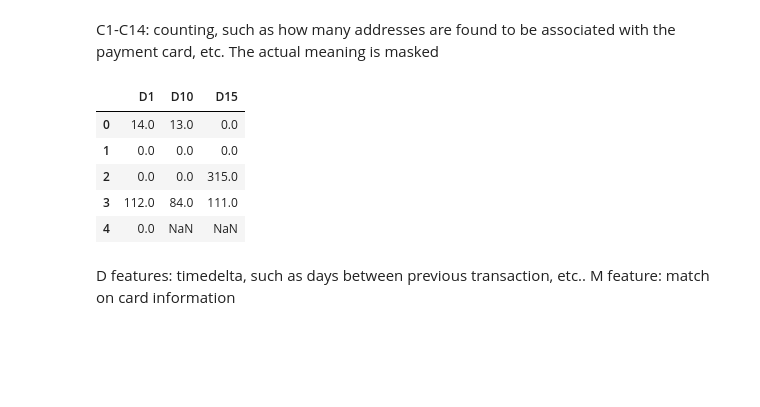
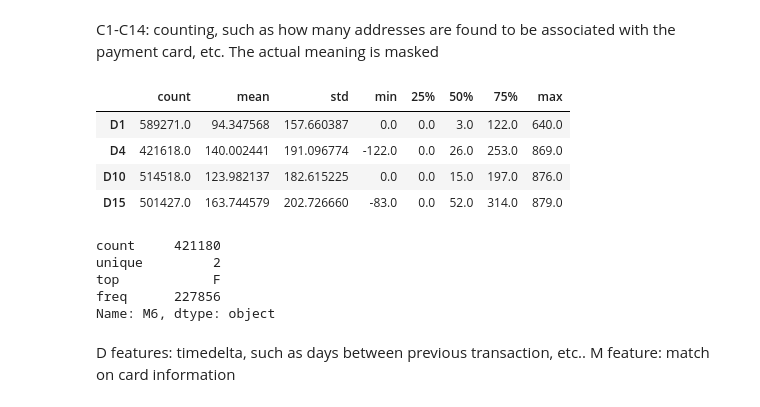
Before and after one commit to ddddaisi/springboard, a Jupyter notebook: Capstone 2 Fraud Detection/Step 2 Data Wrangling.ipynb, the cells around one changed output. Drawn from its saved outputs; the diff is of its cells as text; code cells hidden in the pictures; blank space fills up the shorter version.

```diff
--- a/Capstone 2 Fraud Detection/Step 2 Data Wrangling.ipynb
+++ b/Capstone 2 Fraud Detection/Step 2 Data Wrangling.ipynb
@@ -207,6 +207,6 @@ We will drop columns with more than 80% of missing values, columns with only one
 # %%
-# filter out features that have more than 80% of missing data
-data_new = nas['percent'] < 0.2
+# filter out features that have more than 60% of missing data
+data_new = nas['percent'] < 0.4
 nas[data_new]
 # %% [output]
 |  | percent |
@@ -294,14 +294,21 @@ df[['C1', 'C2', 'C3', 'C4', 'C5', 'C6', 'C7', 'C8', 'C9', 'C10', 'C11', 'C12', '
 # %% [markdown]
 C1-C14: counting, such as how many addresses are found to be associated with the payment card, etc. The actual meaning is masked
 # %%
-df[['D1', 'D10', 'D15']].head()
+df[['D1', 'D4', 'D10', 'D15']].describe().T
 # %% [output]
-|  | D1 | D10 | D15 |
-| 0 | 14.0 | 13.0 | 0.0 |
-| 1 | 0.0 | 0.0 | 0.0 |
-| 2 | 0.0 | 0.0 | 315.0 |
-| 3 | 112.0 | 84.0 | 111.0 |
-| 4 | 0.0 | NaN | NaN |
+|  | count | mean | std | min | 25% | 50% | 75% | max |
+| D1 | 589271.0 | 94.347568 | 157.660387 | 0.0 | 0.0 | 3.0 | 122.0 | 640.0 |
+| D4 | 421618.0 | 140.002441 | 191.096774 | -122.0 | 0.0 | 26.0 | 253.0 | 869.0 |
+| D10 | 514518.0 | 123.982137 | 182.615225 | 0.0 | 0.0 | 15.0 | 197.0 | 876.0 |
+| D15 | 501427.0 | 163.744579 | 202.726660 | -83.0 | 0.0 | 52.0 | 314.0 | 879.0 |
+# %%
+df['M6'].describe()
+# %% [output]
+count     421180
+unique         2
+top            F
+freq      227856
+Name: M6, dtype: object
 # %% [markdown]
 D features: timedelta, such as days between previous transaction, etc.. M feature: match on card information
 # %% [markdown]
```
Also changed, not shown: parts of 5 cells of this notebook, 1 other file.
